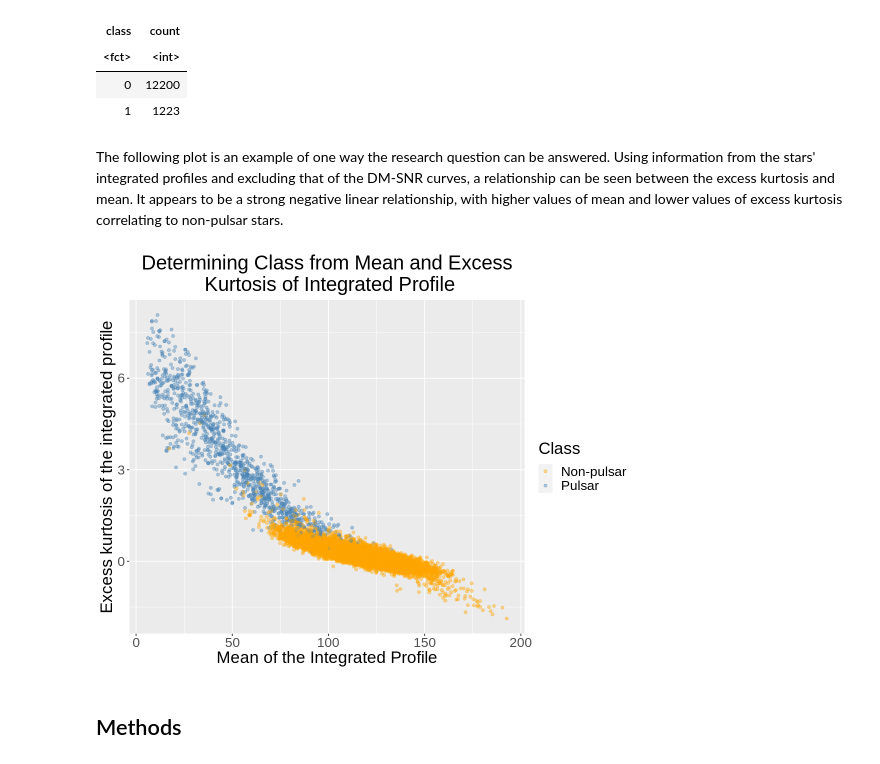
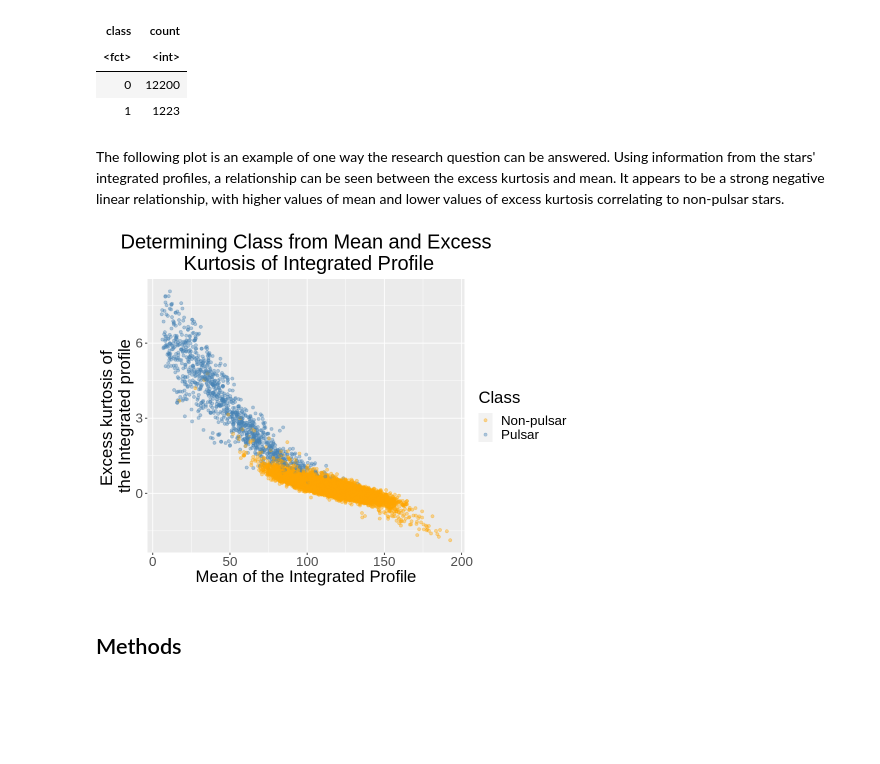
Before and after one commit to madisongill/dsci-100-2023s-group-39-section-002, a Jupyter notebook: project_proposal.ipynb, the cells around one changed output. Cells and saved outputs as stored; diff of their text form; code cells hidden in the pictures; blank space fills up the shorter version.

```diff
--- a/project_proposal.ipynb
+++ b/project_proposal.ipynb
@@ -136,24 +122,24 @@ A tibble: 2 × 2
 | 0 | 12200 |
 | 1 | 1223 |
 # %% [markdown]
-The following plot is an example of one way the research question can be answered. Using information from the stars' integrated profiles and excluding that of the DM-SNR curves, a relationship can be seen between the excess kurtosis and mean. It appears to be a strong negative linear relationship, with higher values of mean and lower values of excess kurtosis correlating to non-pulsar stars.
+The following plot is an example of one way the research question can be answered. Using information from the stars' integrated profiles, a relationship can be seen between the excess kurtosis and mean. It appears to be a strong negative linear relationship, with higher values of mean and lower values of excess kurtosis correlating to non-pulsar stars.
 # %%
-options(repr.plot.width = 9, repr.plot.height = 7)
+options(repr.plot.width = 8, repr.plot.height = 6)
 
 pulsar_star_graph <- pulsar_train |>
 ggplot(aes(x = mean, y = kurt, color = class)) +
 geom_point(alpha = 0.4) +
 
-labs(x = "Mean of the Integrated Profile", y = "Excess kurtosis of the integrated profile", color = "Class") +
+labs(x = "Mean of the Integrated Profile", y = "Excess kurtosis of \nthe Integrated profile", color = "Class") +
 scale_color_manual(labels = c("Non-pulsar", "Pulsar"),
                    values = c("orange", "steel blue")) +
 ggtitle("Determining Class from Mean and Excess\n Kurtosis of Integrated Profile")+
 theme(plot.title = element_text(hjust = 0.5))+
 theme(text = element_text(size = 20))
 
 pulsar_star_graph
 # %% [output]
-[figure, old version]
+[figure, new version]
 # %% [markdown]
 Methods
 ----
```
Also changed, not shown: parts of 4 cells of this notebook.
